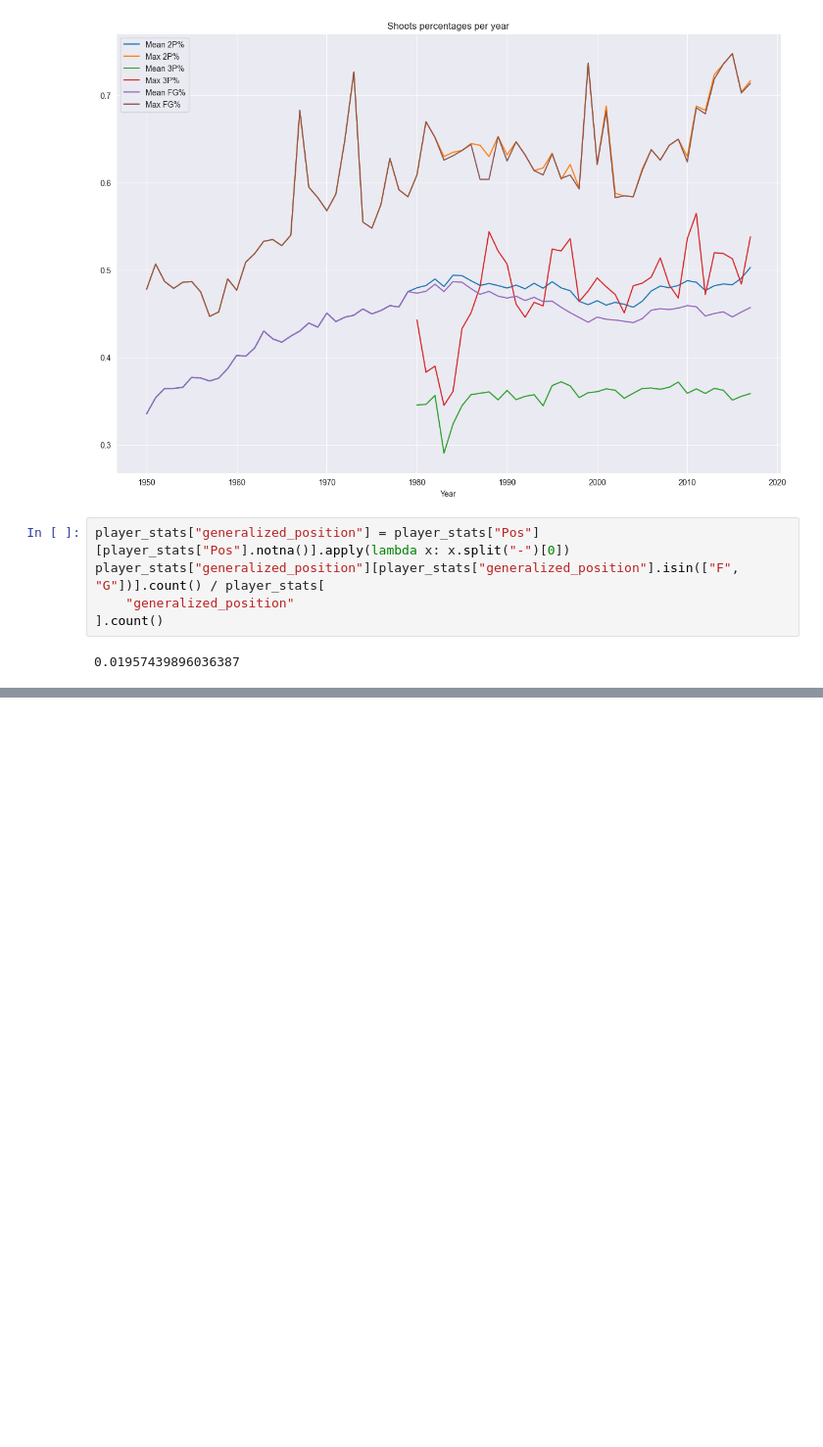
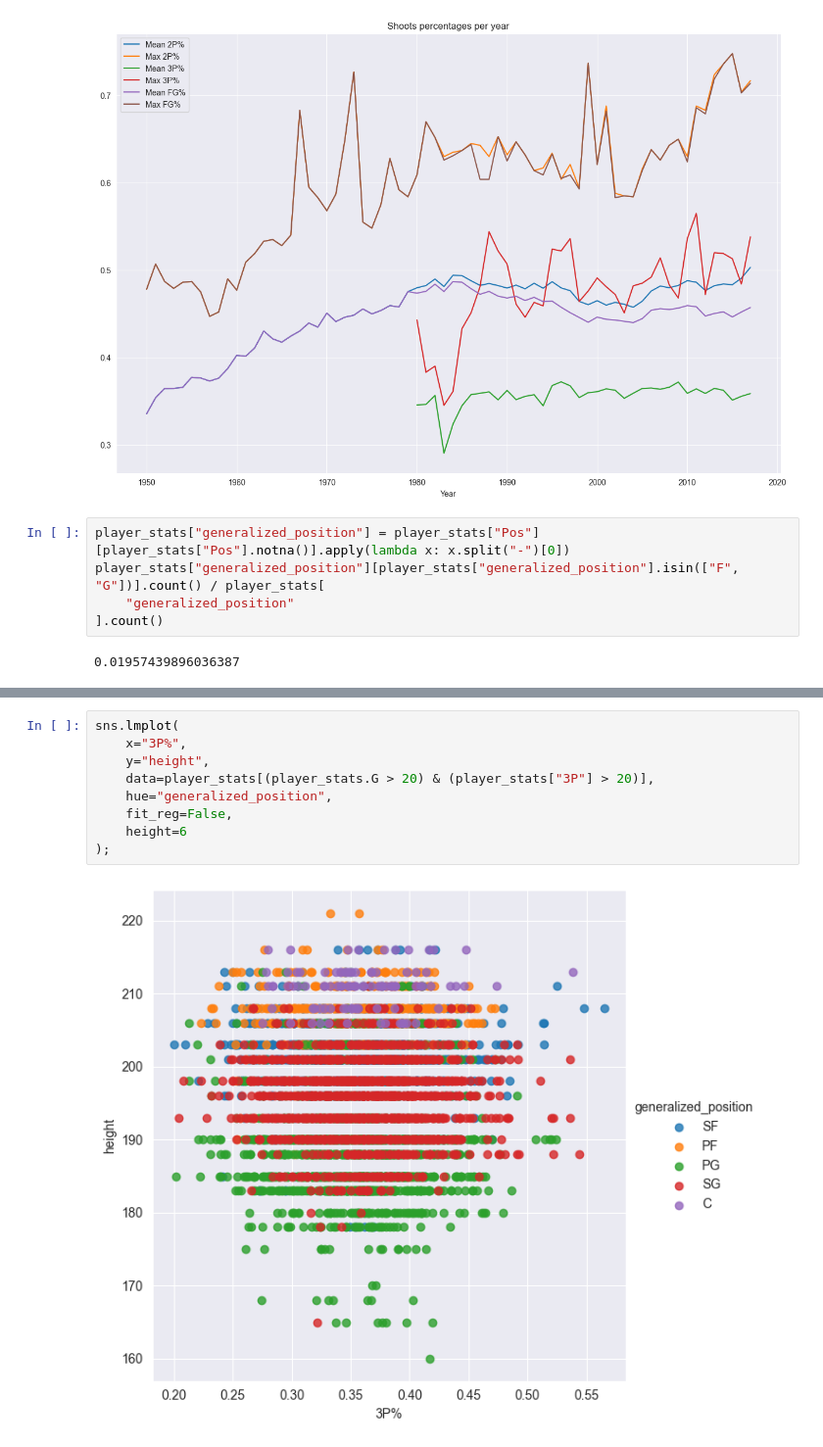
Before and after one commit to amediantsev/ml_course, a Jupyter notebook: src/notebooks/visualization_hw.ipynb, the cells around one changed output, grey strips where cells are left out. Shown at 98% size. Drawn from its saved outputs; the diff is of its cells as text; blank space fills up the shorter version.

```diff
--- a/src/notebooks/visualization_hw.ipynb
+++ b/src/notebooks/visualization_hw.ipynb
@@ -243,0 +272,11 @@ plt.show()
+# %%
+sns.lmplot(
+    x="3P%",
+    y="height",
+    data=player_stats[(player_stats.G > 20) & (player_stats["3P"] > 20)],
+    hue="generalized_position",
+    fit_reg=False,
+    height=6
+);
+# %% [output]
+[figure, added]
```
Also changed, not shown: parts of 5 cells of this notebook.
